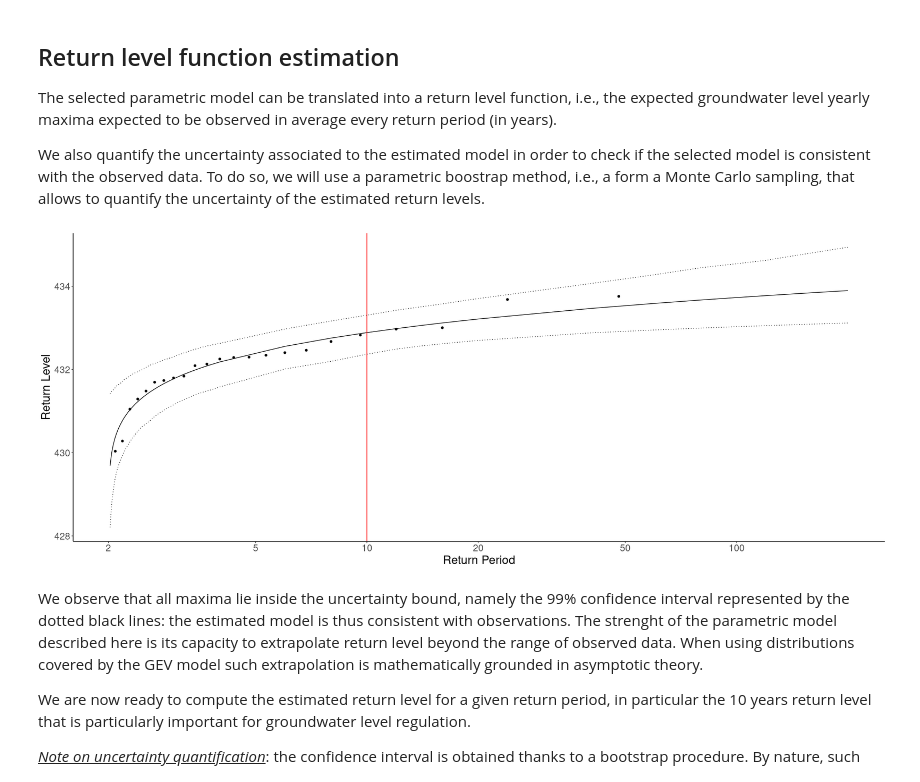
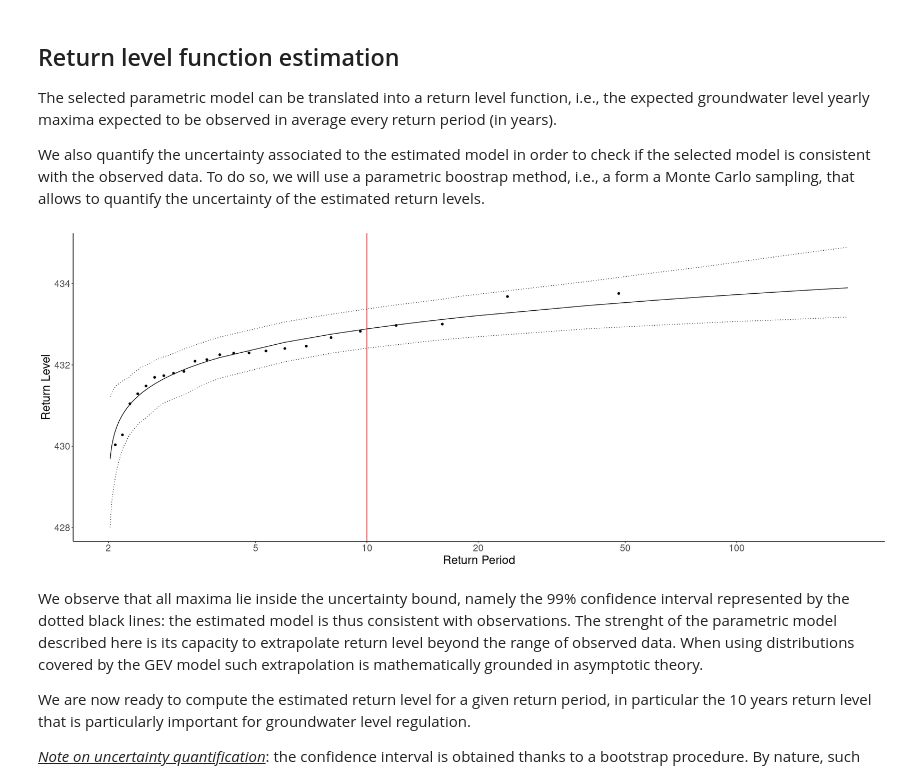
Before and after one commit to foen-admin-ch/groundwater-extreme-analysis, a Jupyter notebook: notebooks/example_4.ipynb, the cells around one changed output. Drawn from its saved outputs; the diff is of its cells as text; code cells hidden in the pictures.

```diff
--- a/notebooks/example_4.ipynb
+++ b/notebooks/example_4.ipynb
@@ -297,12 +297,12 @@ We also quantify the uncertainty associated to the estimated model in order to c
 source("utils.r")
 # %%
 #Compute and plot the return level function and its associated uncertainty
-display_return_level_function(data = data_yearly_maxima_largerblock, # Maxima data
+display_return_level_function(data = data_yearly_maxima_largerblock$Max_standardized, # Maxima data
                               parameters = wei, #Estimated model's paramters
                               block_size = block_size, # Block size (in year) used to compute maxima
                               max_trend = max(data$trend)) #Maximal value of the estimated trend
 # %% [output]
-[figure, old version]
+[figure, new version]
 # %% [markdown]
 We observe that all maxima lie inside the uncertainty bound, namely the 99% confidence interval represented by the dotted black lines: the estimated model is thus consistent with observations. The strenght of the parametric model described here is its capacity to extrapolate return level beyond the range of observed data. When using distributions covered by the GEV model such extrapolation is mathematically grounded in asymptotic theory.
 
```
Also changed, not shown: 3 other files.
